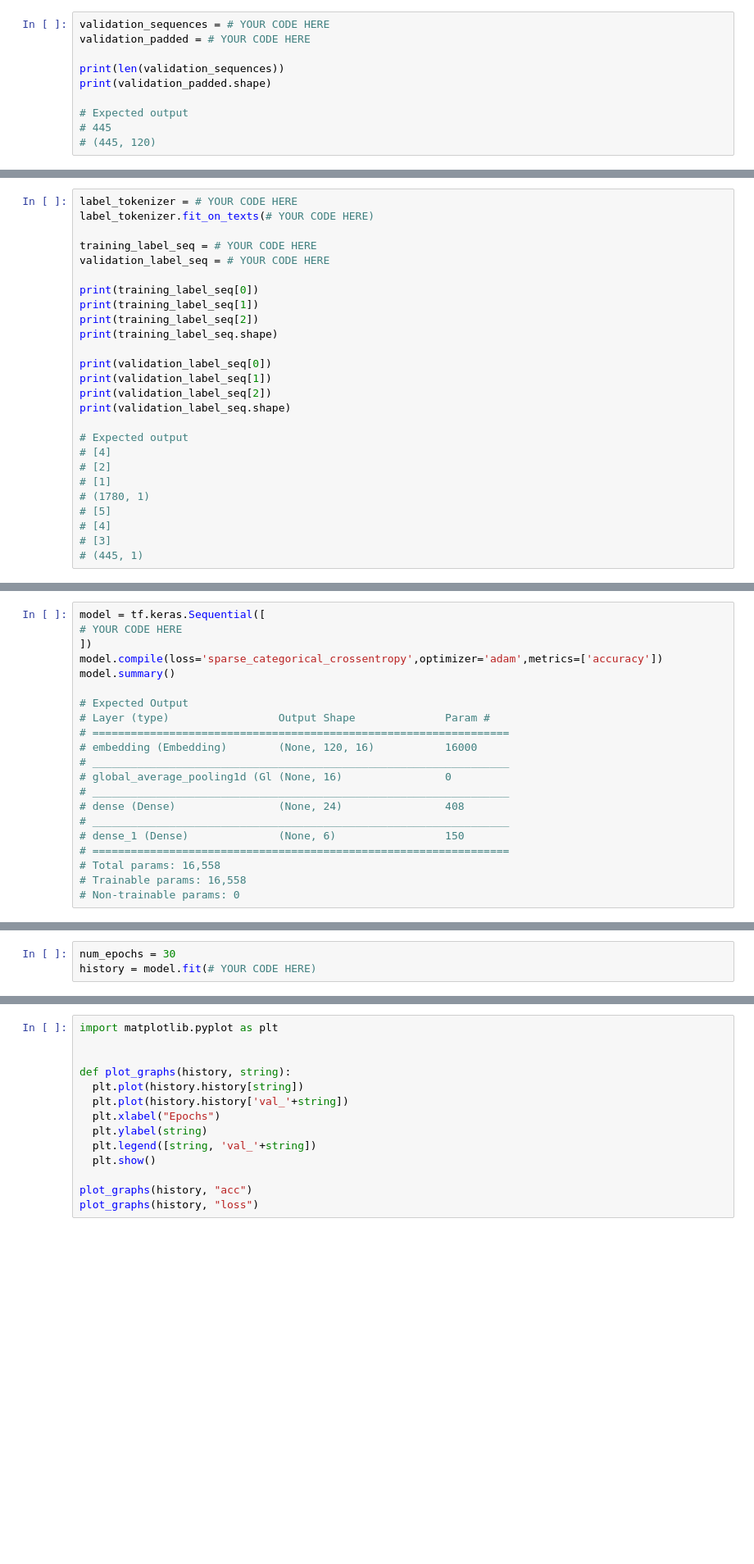
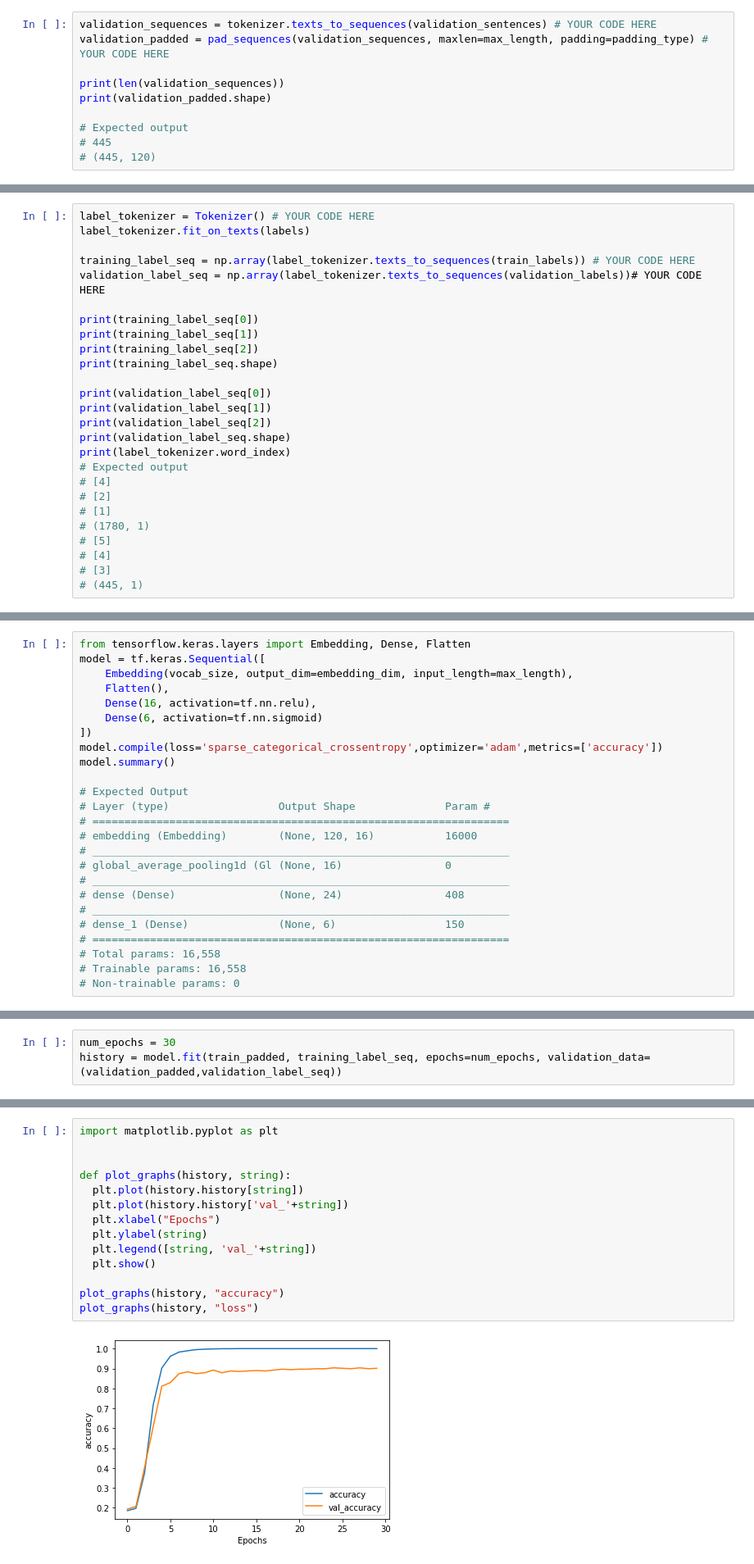
Before and after one commit to EngEryx/tf-expert-developer, a Jupyter notebook: Course 3 - Natural Language Processing/Course_3_Week_2_Exercise_Question.ipynb, the cells around one changed output, grey strips where cells are left out. Shown at 82% size. Saved outputs shown, nothing was run; the diff lists cells and outputs as text; blank space fills up the shorter version.

Commit message:
solving BBC text classification task

```diff
--- a/Course 3 - Natural Language Processing/Course_3_Week_2_Exercise_Question.ipynb
+++ b/Course 3 - Natural Language Processing/Course_3_Week_2_Exercise_Question.ipynb
@@ -97,6 +143,6 @@ print(len(train_padded[10]))
 # %%
-validation_sequences = # YOUR CODE HERE
-validation_padded = # YOUR CODE HERE
+validation_sequences = tokenizer.texts_to_sequences(validation_sentences) # YOUR CODE HERE
+validation_padded = pad_sequences(validation_sequences, maxlen=max_length, padding=padding_type) # YOUR CODE HERE
 
 print(len(validation_sequences))
 print(validation_padded.shape)
@@ -107,9 +156,9 @@ print(validation_padded.shape)
 # %%
-label_tokenizer = # YOUR CODE HERE
-label_tokenizer.fit_on_texts(# YOUR CODE HERE)
+label_tokenizer = Tokenizer() # YOUR CODE HERE
+label_tokenizer.fit_on_texts(labels)
 
-training_label_seq = # YOUR CODE HERE
-validation_label_seq = # YOUR CODE HERE
+training_label_seq = np.array(label_tokenizer.texts_to_sequences(train_labels)) # YOUR CODE HERE
+validation_label_seq = np.array(label_tokenizer.texts_to_sequences(validation_labels))# YOUR CODE HERE
 
 print(training_label_seq[0])
 print(training_label_seq[1])
@@ -120,7 +169,7 @@ print(validation_label_seq[0])
 print(validation_label_seq[1])
 print(validation_label_seq[2])
 print(validation_label_seq.shape)
-
+print(label_tokenizer.word_index)
 # Expected output
 # [4]
 # [2]
@@ -133,6 +192,10 @@ print(validation_label_seq.shape)
 # %%
+from tensorflow.keras.layers import Embedding, Dense, Flatten
 model = tf.keras.Sequential([
-# YOUR CODE HERE
+    Embedding(vocab_size, output_dim=embedding_dim, input_length=max_length),
+    Flatten(),
+    Dense(16, activation=tf.nn.relu),
+    Dense(6, activation=tf.nn.sigmoid)
 ])
 model.compile(loss='sparse_categorical_crossentropy',optimizer='adam',metrics=['accuracy'])
 model.summary()
@@ -154,3 +234,3 @@ model.summary()
 # %%
 num_epochs = 30
-history = model.fit(# YOUR CODE HERE)
+history = model.fit(train_padded, training_label_seq, epochs=num_epochs, validation_data=(validation_padded,validation_label_seq))
@@ -157,14 +255,16 @@ history = model.fit(# YOUR CODE HERE)
 # %%
 import matplotlib.pyplot as plt
 
 
 def plot_graphs(history, string):
   plt.plot(history.history[string])
   plt.plot(history.history['val_'+string])
   plt.xlabel("Epochs")
   plt.ylabel(string)
   plt.legend([string, 'val_'+string])
   plt.show()
 
-plot_graphs(history, "acc")
+plot_graphs(history, "accuracy")
 plot_graphs(history, "loss")
+# %% [output]
+[figure, added]
```
Also changed, not shown: parts of 14 cells of this notebook.
